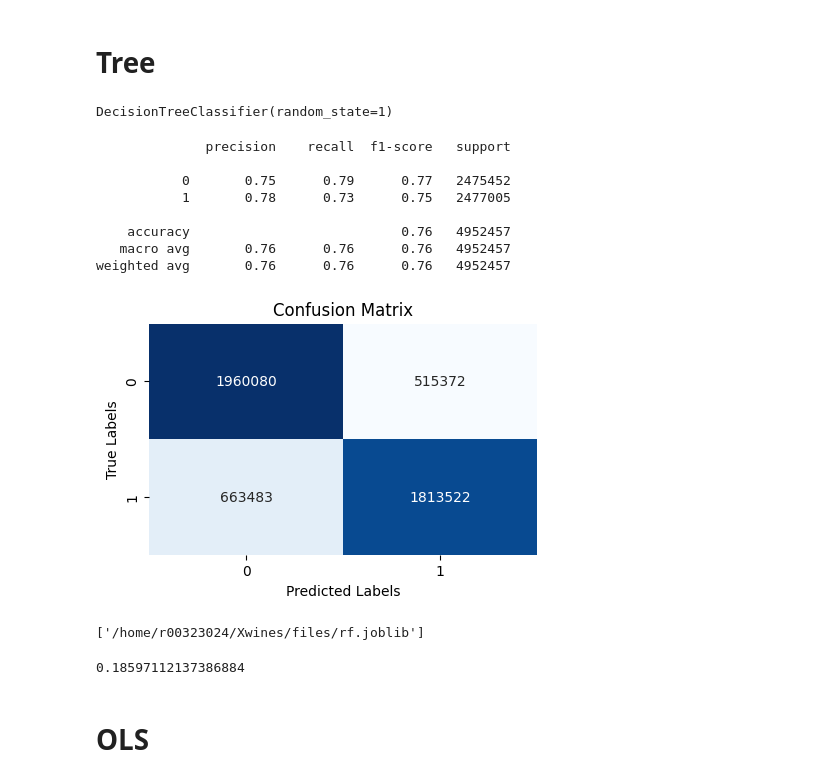
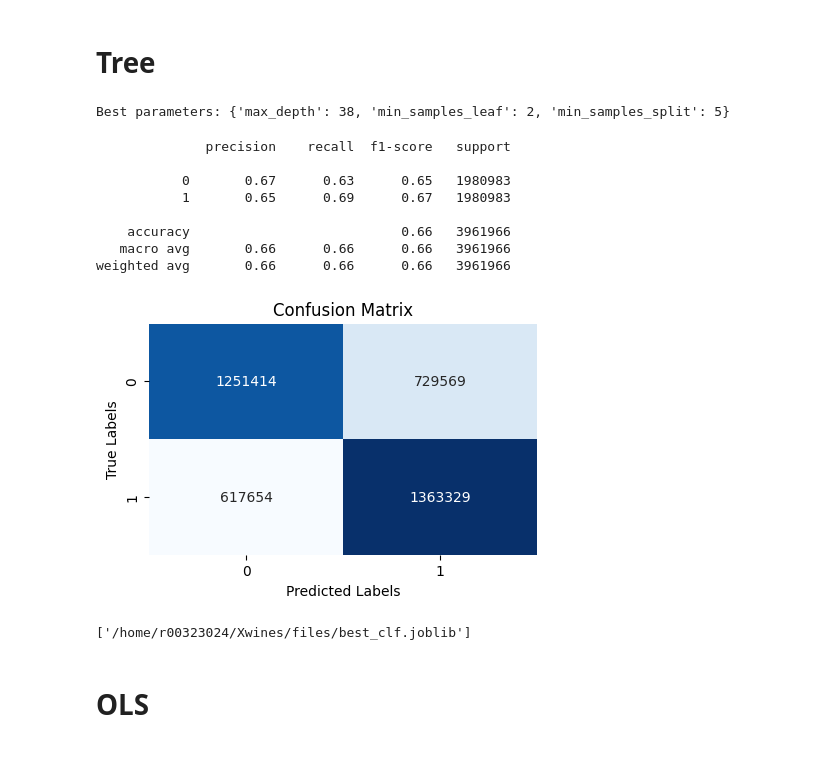
Before and after one commit to blossmuri/Grape-Wine-Rating-Inference, a Jupyter notebook: Xwines.ipynb, the cells around one changed output. Drawn from its saved outputs; the diff is of its cells as text; code cells hidden in the pictures.

```diff
--- a/Xwines.ipynb
+++ b/Xwines.ipynb
@@ -157,6 +191,7 @@ weighted avg       0.97      0.98      0.98   2515208
 # %%
-y = df1[['Rating']]
+y = df1[['MapRating']]
 X = df1[['Elaborate','Grapes','ABV','Body','Acidity']]
 # %%
 rus = RandomOverSampler(random_state = 1)
 X, y = rus.fit_resample(X, y)
+X_train, X_test, y_train, y_test = train_test_split(X, y, test_size=0.2,stratify=y,random_state=1)
@@ -165,66 +198,47 @@ clf = DecisionTreeClassifier(random_state=1)
-# %%
-X_train, X_test, y_train, y_test = train_test_split(X, y, test_size=0.25,random_state=1)
-
-clf.fit(X_train, y_train)
-# %% [output]
-DecisionTreeClassifier(random_state=1)
 # %%
-from sklearn.model_selection import RandomizedSearchCV
-from sklearn.tree import DecisionTreeClassifier
-from sklearn.metrics import precision_score
-from sklearn.datasets import load_digits
-from scipy.stats import randint
 
+clf = DecisionTreeClassifier(random_state=1)
 # 定義參數分佈
 param_dist = {
-    'criterion': ['gini', 'entropy'],
-    'max_depth': randint(1, 30),
-    'min_samples_split': randint(2, 20),
-    'min_samples_leaf': randint(1, 10),
+    'max_depth': randint(20, 40),
+    'min_samples_split': randint(5, 10),
+    'min_samples_leaf': randint(2, 10),
 }
 
 # 使用 precision 作為評估指標
-random_search = RandomizedSearchCV(clf, param_distributions=param_dist, n_iter=100, cv=5, scoring='precision')
-random_search.fit(X, y)
+random_search = RandomizedSearchCV(clf, param_distributions=param_dist, n_iter=20, cv=5, scoring='precision')
+random_search.fit(X_train, y_train)
 
-# 打印最佳參數
 print("Best parameters:", random_search.best_params_)
-
-# 訓練最佳模型
-best_dt_model = random_search.best_estimator_
-
-# 使用最佳模型進行預測
-y_pred = best_dt_model.predict(X)
-
-# 計算 precision
-precision = precision_score(y, y_pred, average='weighted')
-print("Precision:", precision)
+# %% [output]
+Best parameters: {'max_depth': 38, 'min_samples_leaf': 2, 'min_samples_split': 5}
 # %%
 
-y_pred = clf.predict(X_test)
+best_clf = random_search.best_estimator_
+y_pred = best_clf.predict(X_test)
 
 cm = confusion_matrix(y_test, y_pred)
 
 plt.figure(figsize=(5, 3))
 sns.heatmap(cm, annot=True, fmt='d', cmap='Blues', cbar=False)
 plt.title('Confusion Matrix')
 plt.xlabel('Predicted Labels')
 plt.ylabel('True Labels')
 
-
 report = classification_report(y_test, y_pred)
 print(report)
 # %% [output]
               precision    recall  f1-score   support
 
-           0       0.75      0.79      0.77   2475452
-           1       0.78      0.73      0.75   2477005
+           0       0.67      0.63      0.65   1980983
+           1       0.65      0.69      0.67   1980983
 
-    accuracy                           0.76   4952457
-   macro avg       0.76      0.76      0.76   4952457
-weighted avg       0.76      0.76      0.76   4952457
+    accuracy                           0.66   3961966
+   macro avg       0.66      0.66      0.66   3961966
+weighted avg       0.66      0.66      0.66   3961966
-[figure, old version]
+[figure, new version]
 # %%
-joblib.dump(clf, '/home/r00323024/Xwines/files/rf.joblib')
+joblib.dump(best_clf, '/home/r00323024/Xwines/files/best_clf.joblib')
+# best_clf = joblib.load('/home/r00323024/Xwines/files/best_clf.joblib')
 # %% [output]
-['/home/r00323024/Xwines/files/rf.joblib']
+['/home/r00323024/Xwines/files/best_clf.joblib']
@@ -233,6 +245,2 @@ rf = joblib.load('/home/r00323024/Xwines/files/rf.joblib')
-# %%
-rf.score(X, y)
-# %% [output]
-0.18597112137386884
 # %% [markdown]
 # OLS
```
Also changed, not shown: parts of 39 cells of this notebook, 15 other files.
